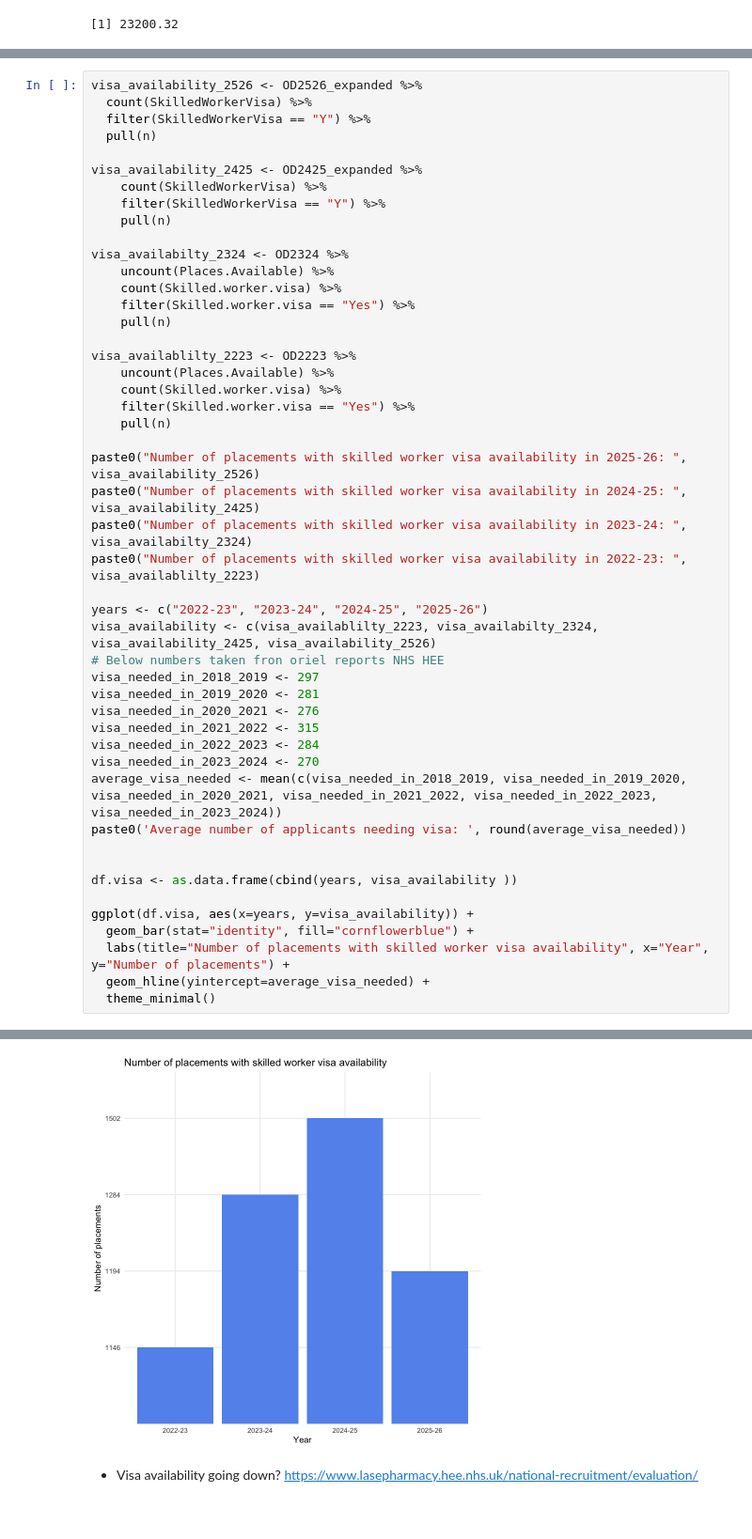
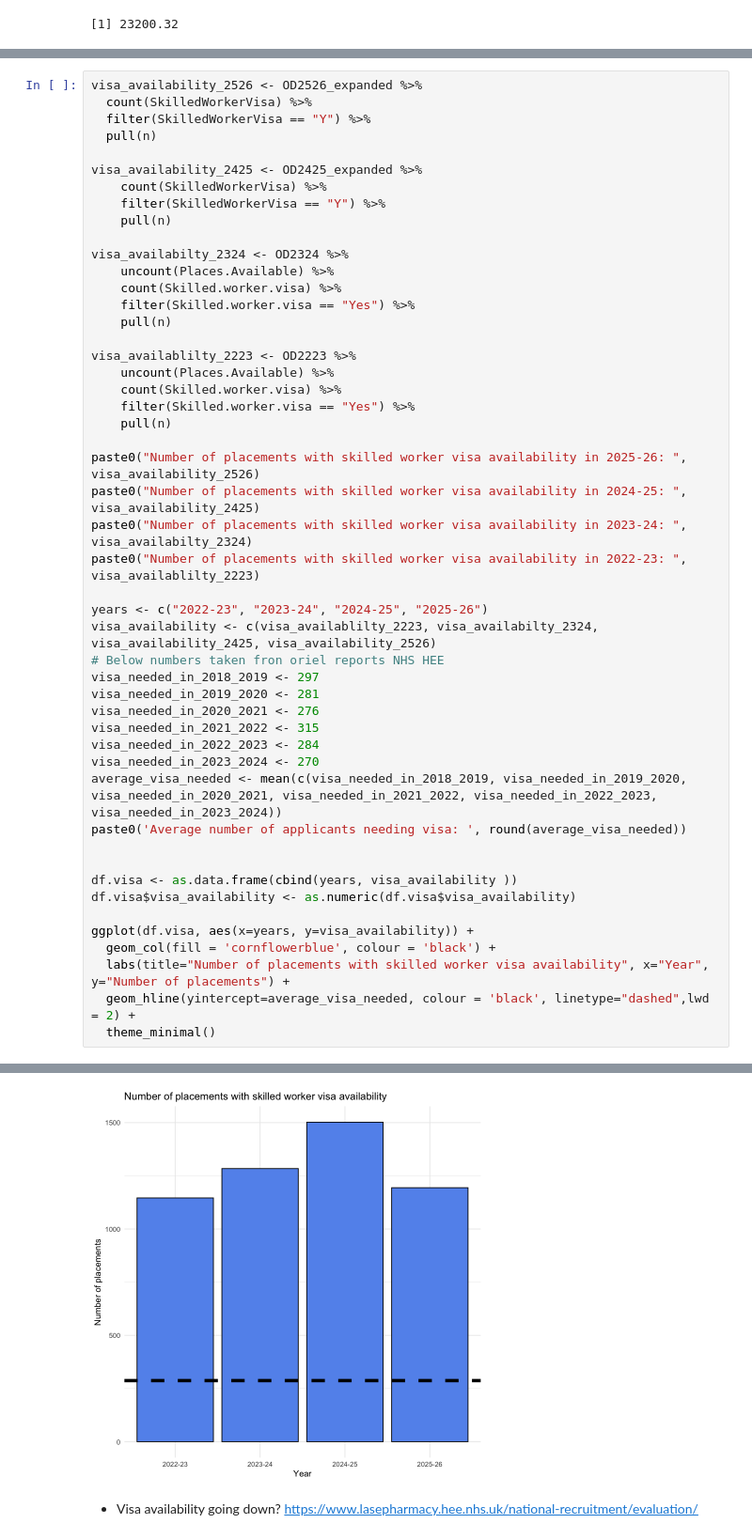
Before and after one commit to kwjo/TP-pay, a Jupyter notebook: oriel-eda.ipynb, the cells around one changed output, grey strips where cells are left out. Shown at 94% size. Saved outputs shown, nothing was run; the diff lists cells and outputs as text.

```diff
--- a/oriel-eda.ipynb
+++ b/oriel-eda.ipynb
@@ -360,36 +376,37 @@ visa_availablilty_2223 <- OD2223 %>%
 
 paste0("Number of placements with skilled worker visa availability in 2025-26: ", visa_availability_2526)
 paste0("Number of placements with skilled worker visa availability in 2024-25: ", visa_availability_2425)
 paste0("Number of placements with skilled worker visa availability in 2023-24: ", visa_availabilty_2324)
 paste0("Number of placements with skilled worker visa availability in 2022-23: ", visa_availablilty_2223)
 
 years <- c("2022-23", "2023-24", "2024-25", "2025-26")
 visa_availability <- c(visa_availablilty_2223, visa_availabilty_2324, visa_availability_2425, visa_availability_2526)
 # Below numbers taken fron oriel reports NHS HEE
 visa_needed_in_2018_2019 <- 297
 visa_needed_in_2019_2020 <- 281
 visa_needed_in_2020_2021 <- 276
 visa_needed_in_2021_2022 <- 315
 visa_needed_in_2022_2023 <- 284
 visa_needed_in_2023_2024 <- 270
 average_visa_needed <- mean(c(visa_needed_in_2018_2019, visa_needed_in_2019_2020, visa_needed_in_2020_2021, visa_needed_in_2021_2022, visa_needed_in_2022_2023, visa_needed_in_2023_2024))
 paste0('Average number of applicants needing visa: ', round(average_visa_needed))
 
 
 df.visa <- as.data.frame(cbind(years, visa_availability ))
+df.visa$visa_availability <- as.numeric(df.visa$visa_availability)
 
 ggplot(df.visa, aes(x=years, y=visa_availability)) +
-  geom_bar(stat="identity", fill="cornflowerblue") +
+  geom_col(fill = 'cornflowerblue', colour = 'black') +
   labs(title="Number of placements with skilled worker visa availability", x="Year", y="Number of placements") +
-  geom_hline(yintercept=average_visa_needed) +
+  geom_hline(yintercept=average_visa_needed, colour = 'black', linetype="dashed",lwd = 2) +
   theme_minimal()
 # %% [output]
 [1] "Number of placements with skilled worker visa availability in 2025-26: 1194"
 [1] "Number of placements with skilled worker visa availability in 2024-25: 1502"
 [1] "Number of placements with skilled worker visa availability in 2023-24: 1284"
 [1] "Number of placements with skilled worker visa availability in 2022-23: 1146"
 [1] "Average number of applicants needing visa: 287"
-[figure, old version]
+[figure, new version]
 # %% [markdown]
 - Visa availability going down?
 https://www.lasepharmacy.hee.nhs.uk/national-recruitment/evaluation/
```
Also changed, not shown: parts of 3 cells of this notebook.
